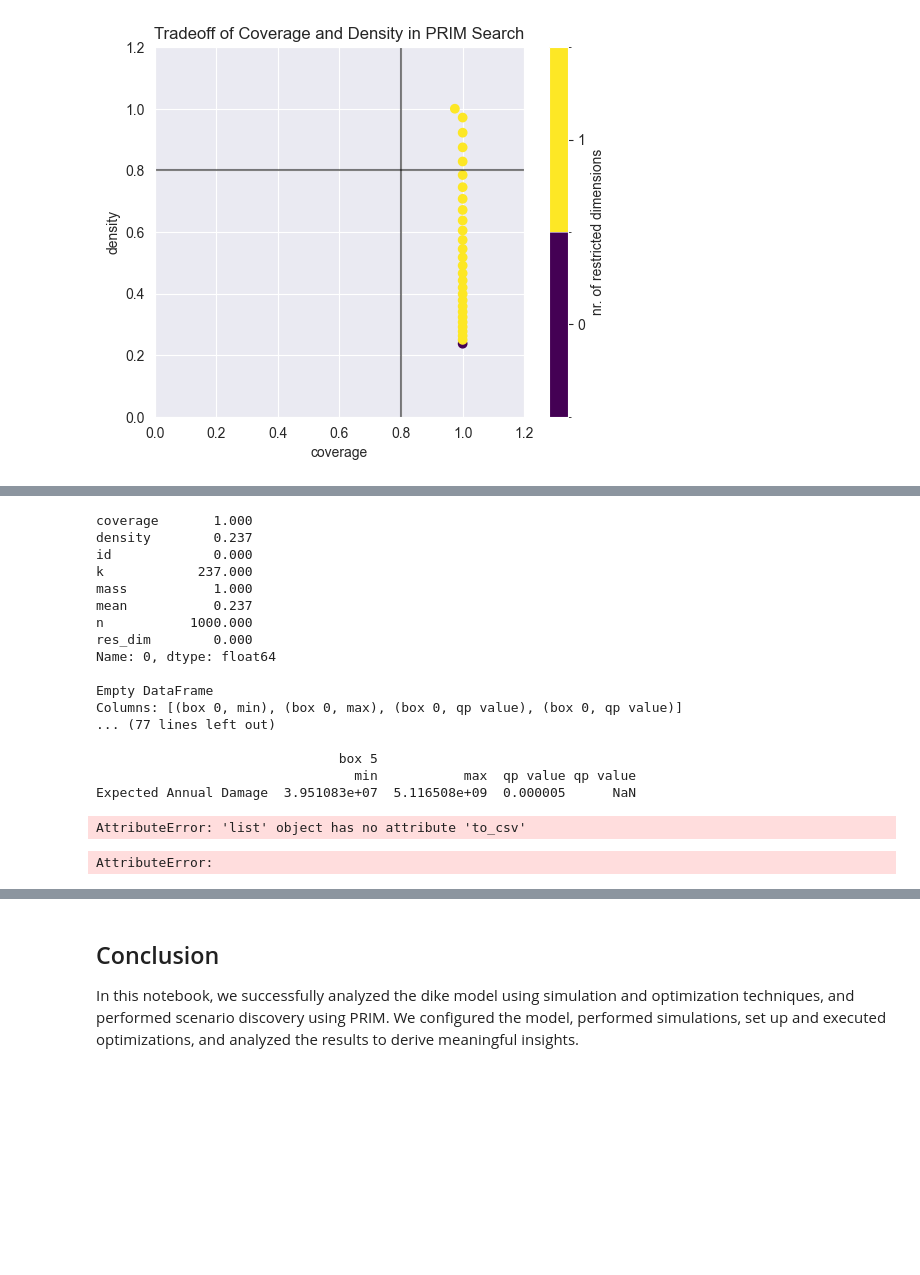
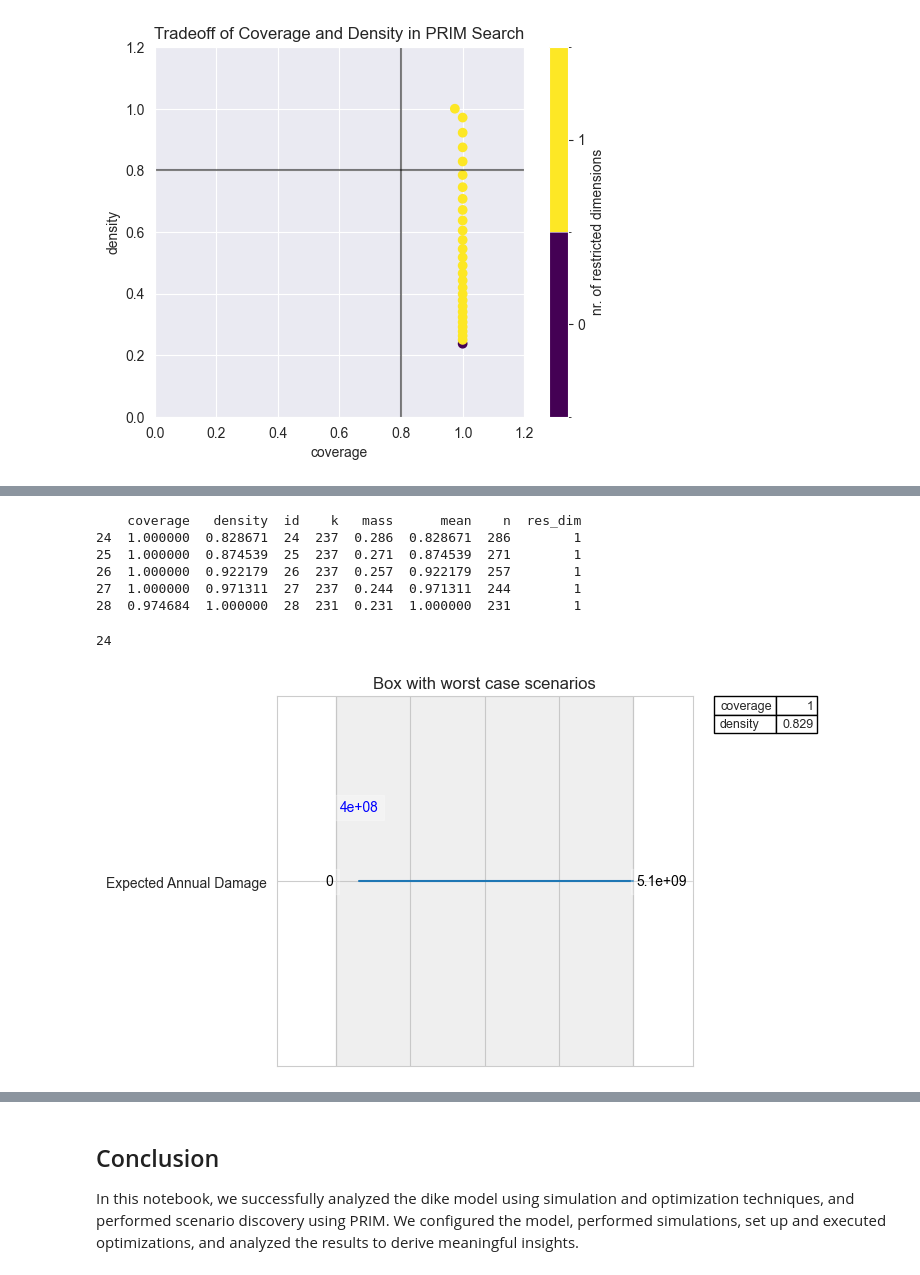
Before and after one commit to annasimulation/EPA141A, a Jupyter notebook: Final assignment/ass5(prim).ipynb, the cells around one changed output, grey strips where cells are left out. Drawn from its saved outputs; the diff is of its cells as text; code cells hidden in the pictures; blank space fills up the shorter version.

Commit message:
prim analyse, 5 worst case scenarios

```diff
--- a/Final assignment/ass5(prim).ipynb
+++ b/Final assignment/ass5(prim).ipynb
@@ -209,35 +209,33 @@ Expected Annual Damage  2.557453e+08  5.116508e+09  9.685916e-67      NaN
 [figure]
 [figure]
+# %%
+candidates = box1.peeling_trajectory
+candidates = candidates[(candidates.coverage > 0.8)
+        & (candidates.density > 0.8)]
+print(candidates.head(20))
+# %% [output]
+    coverage   density  id    k   mass      mean    n  res_dim
+24  1.000000  0.828671  24  237  0.286  0.828671  286        1
+25  1.000000  0.874539  25  237  0.271  0.874539  271        1
+26  1.000000  0.922179  26  237  0.257  0.922179  257        1
+27  1.000000  0.971311  27  237  0.244  0.971311  244        1
+28  0.974684  1.000000  28  231  0.231  1.000000  231        1
 # %%
-for i in range(5):
-    box_details = box1.inspect(i)
-    print(f"Details of box {i+1}:")
-    print(box_details)
+worst_case = candidates[candidates.coverage == candidates.coverage.max()]
 
-prim_results = box1.inspect(5)
-prim_results.to_csv('prim_results.csv')
+worst_case_idx = int(worst_case.index[0])
+
+box1.select(worst_case_idx)
+print(worst_case_idx)
 # %% [output]
-coverage       1.000
-density        0.237
-id             0.000
-k            237.000
-mass           1.000
-mean           0.237
-n           1000.000
-res_dim        0.000
-Name: 0, dtype: float64
-
-Empty DataFrame
-Columns: [(box 0, min), (box 0, max), (box 0, qp value), (box 0, qp value)]
-... (77 lines left out)
-
-                               box 5
-                                 min           max  qp value qp value
-Expected Annual Damage  3.951083e+07  5.116508e+09  0.000005      NaN
+24
-AttributeError: 'list' object has no attribute 'to_csv'
-# %%
-worst_case = box1.data[box1.yi]
-print(worst_case)
-worst_case.to_csv('worst_case_scenarios.csv',index=False)
-# %% [output]
-AttributeError:
+# %%
+sns.set_style('whitegrid')
+# %%
+box1.inspect(style="graph", ticklabel_formatter='{}', boxlim_formatter='{:.2g}')
+
+plt.title('Box with worst case scenarios')
+plt.savefig('worst_case_bound.png')
+plt.show()
+# %% [output]
+[figure, added]
```
Also changed, not shown: parts of 9 cells of this notebook, 4 other files.
